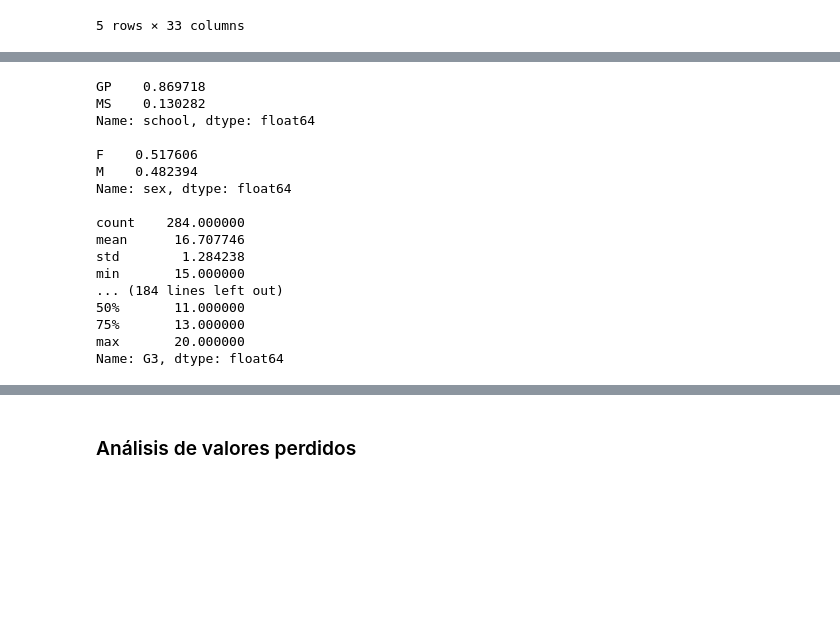
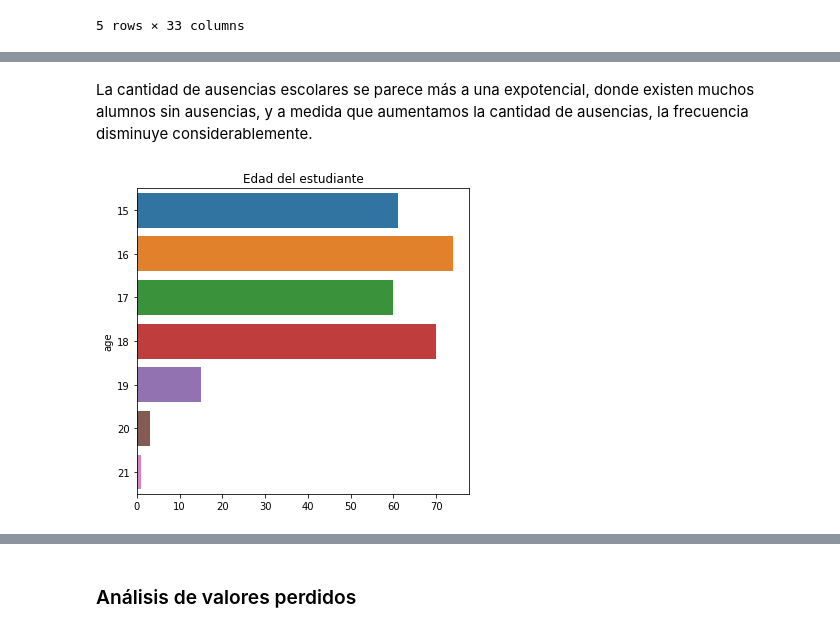
Before and after one commit to muZk/desafio-latam-ds-python, a Jupyter notebook: 02 - Fundamentos Data Science/prueba/Rendimiento escolar.ipynb, the cells around one changed output, grey strips where cells are left out. Drawn from its saved outputs; the diff is of its cells as text; code cells hidden in the pictures; blank space fills up the shorter version.

```diff
--- a/02 - Fundamentos Data Science/prueba/Rendimiento escolar.ipynb
+++ b/02 - Fundamentos Data Science/prueba/Rendimiento escolar.ipynb
@@ -266,20 +282,6 @@ data.head(5)
+# %% [markdown]
+La cantidad de ausencias escolares se parece más a una expotencial, donde existen muchos alumnos sin ausencias, y a medida que aumentamos la cantidad de ausencias, la frecuencia disminuye considerablemente.
 # %%
-nicos.describe_columns(data)
+nicos.plot_columns_behaviour(data[['age']])
 # %% [output]
-GP    0.869718
-MS    0.130282
-Name: school, dtype: float64
-
-F    0.517606
-M    0.482394
-Name: sex, dtype: float64
-
-count    284.000000
-mean      16.707746
-std        1.284238
-min       15.000000
-... (184 lines left out)
-50%       11.000000
-75%       13.000000
-max       20.000000
-Name: G3, dtype: float64
+[figure, added]
```
Also changed, not shown: parts of 29 cells of this notebook, 1 other file.
